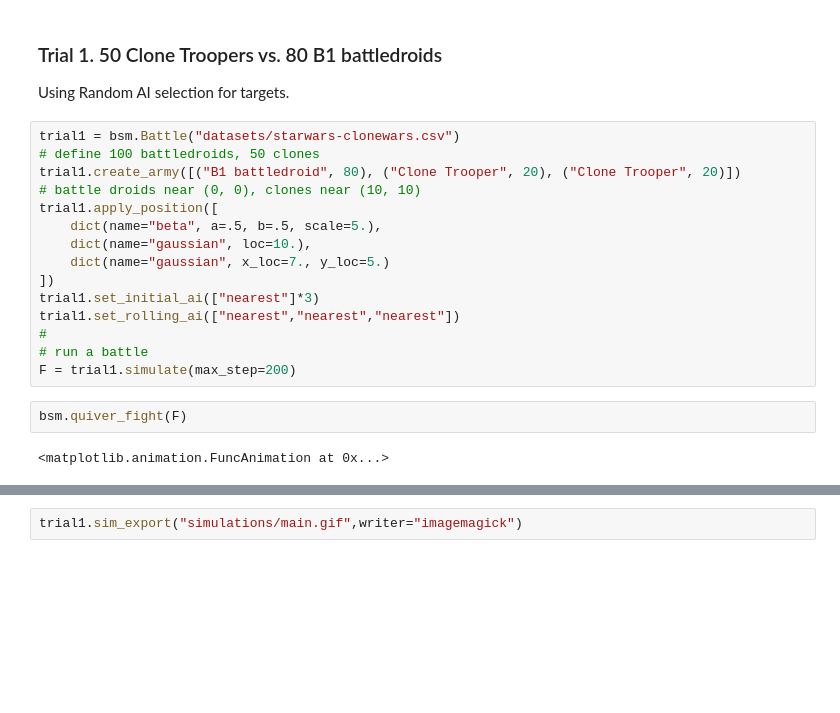
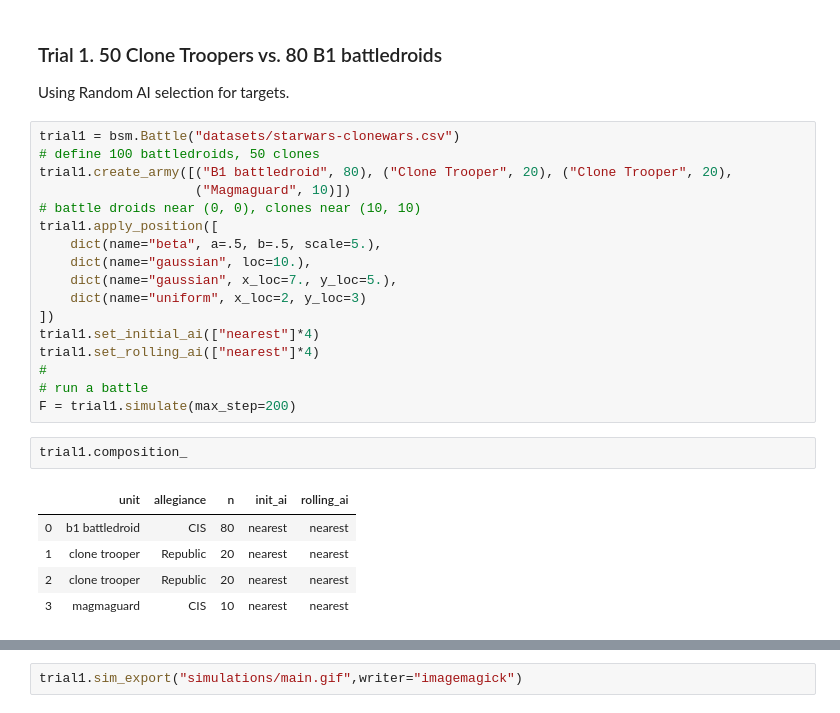
Before and after one commit to gregparkes/BattleSimulator, a Jupyter notebook: Experimental.ipynb, the cells around one changed output, grey strips where cells are left out. Saved outputs shown, nothing was run; the diff lists cells and outputs as text; blank space fills up the shorter version.

```diff
--- a/Experimental.ipynb
+++ b/Experimental.ipynb
@@ -16,19 +16,25 @@ Using Random AI selection for targets.
 # %%
 trial1 = bsm.Battle("datasets/starwars-clonewars.csv")
 # define 100 battledroids, 50 clones
-trial1.create_army([("B1 battledroid", 80), ("Clone Trooper", 20), ("Clone Trooper", 20)])
+trial1.create_army([("B1 battledroid", 80), ("Clone Trooper", 20), ("Clone Trooper", 20),
+                    ("Magmaguard", 10)])
 # battle droids near (0, 0), clones near (10, 10)
 trial1.apply_position([
     dict(name="beta", a=.5, b=.5, scale=5.),
     dict(name="gaussian", loc=10.),
-    dict(name="gaussian", x_loc=7., y_loc=5.)
+    dict(name="gaussian", x_loc=7., y_loc=5.),
+    dict(name="uniform", x_loc=2, y_loc=3)
 ])
-trial1.set_initial_ai(["nearest"]*3)
-trial1.set_rolling_ai(["nearest","nearest","nearest"])
+trial1.set_initial_ai(["nearest"]*4)
+trial1.set_rolling_ai(["nearest"]*4)
 #
 # run a battle
 F = trial1.simulate(max_step=200)
-# %%
-bsm.quiver_fight(F)
-# %% [output]
-<matplotlib.animation.FuncAnimation at 0x...>
+# %%
+trial1.composition_
+# %% [output]
+|  | unit | allegiance | n | init_ai | rolling_ai |
+| 0 | b1 battledroid | CIS | 80 | nearest | nearest |
+| 1 | clone trooper | Republic | 20 | nearest | nearest |
+| 2 | clone trooper | Republic | 20 | nearest | nearest |
+| 3 | magmaguard | CIS | 10 | nearest | nearest |
```
Also changed, not shown: parts of 4 cells of this notebook, 13 other files.
